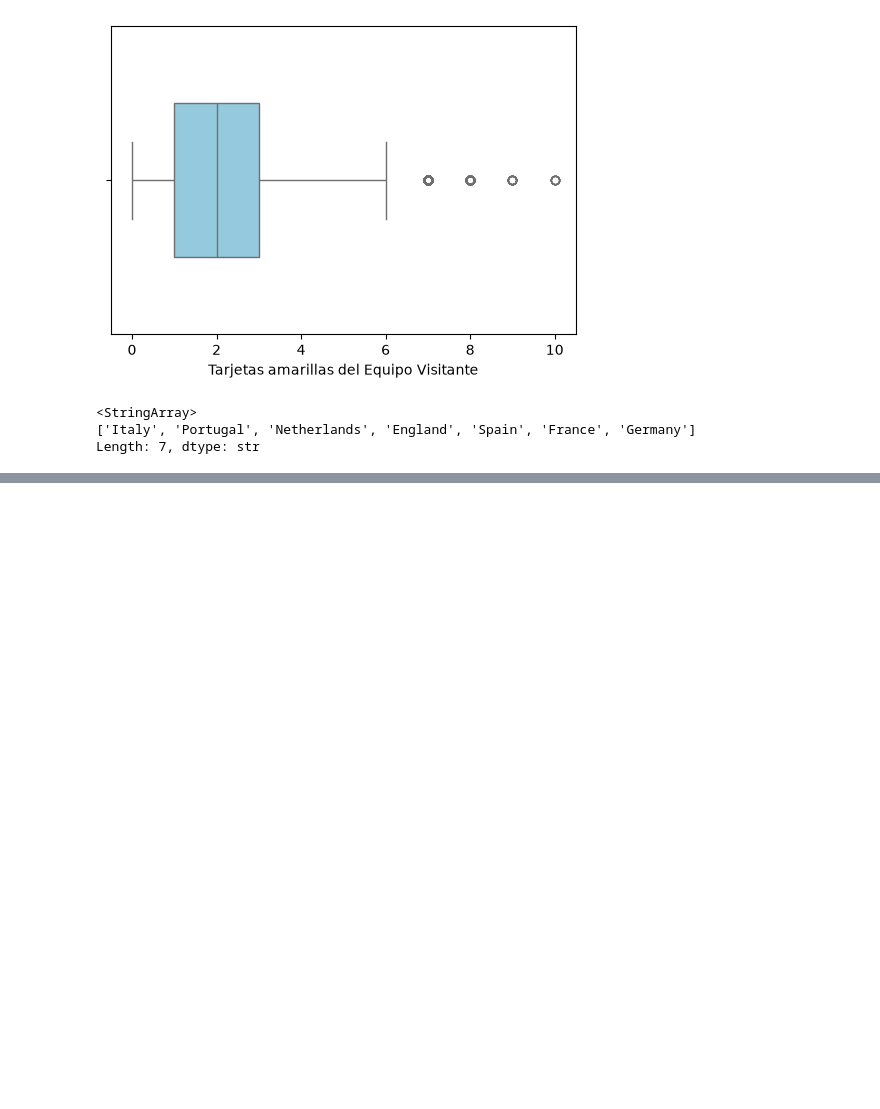
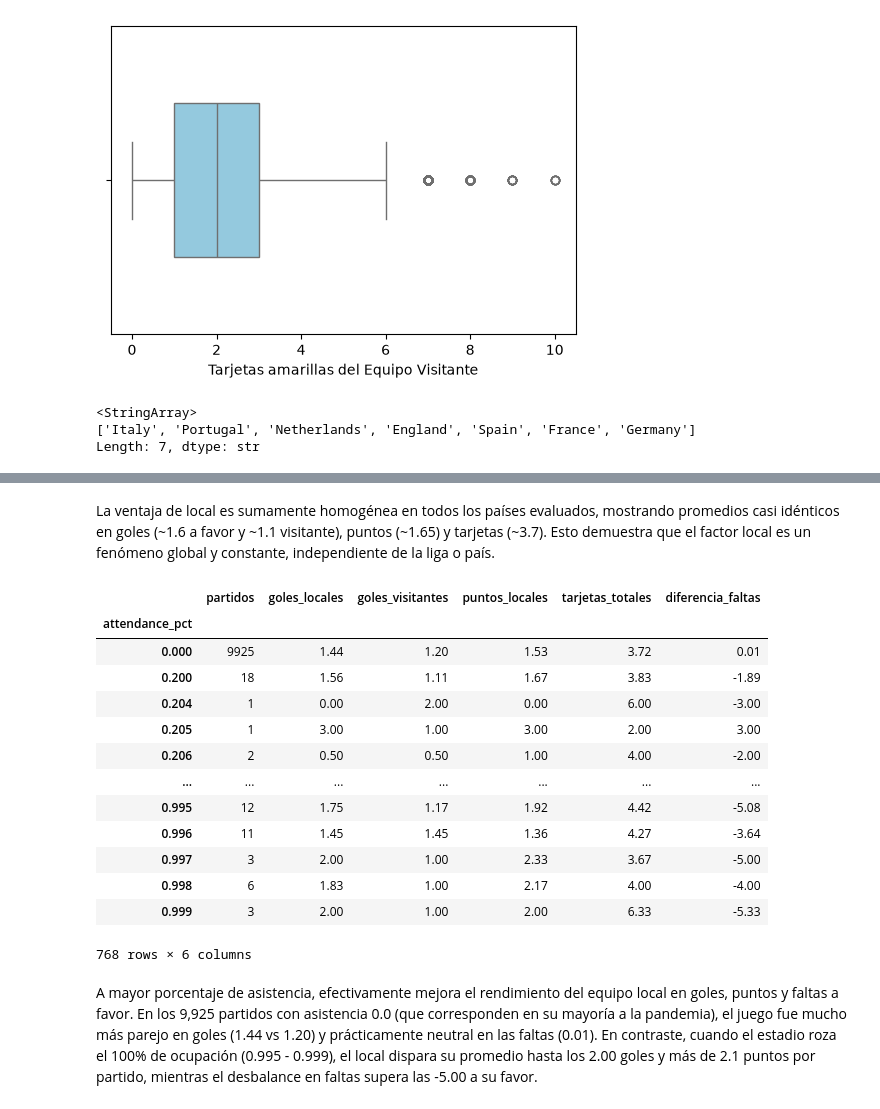
Before and after one commit to JuanjCruzL/La_ventaja_de_ser_local_en_el_futbol, a Jupyter notebook: cuadernos/exploracion_Juan_Jose_Cruz.ipynb, the cells around one changed output, grey strips where cells are left out. Drawn from its saved outputs; the diff is of its cells as text; code cells hidden in the pictures; blank space fills up the shorter version.

Commit message:
Item 7 y Correción Markdown puntos anteriores

```diff
--- a/cuadernos/exploracion_Juan_Jose_Cruz.ipynb
+++ b/cuadernos/exploracion_Juan_Jose_Cruz.ipynb
@@ -165,0 +231,31 @@ df["total_cards"] = (
+# %% [markdown]
+La ventaja de local es sumamente homogénea en todos los países evaluados, mostrando promedios casi idénticos en goles (~1.6 a favor y ~1.1 visitante), puntos (~1.65) y tarjetas (~3.7). Esto demuestra que el factor local es un fenómeno global y constante, independiente de la liga o país.
+# %%
+attendance_pct = df.groupby("attendance_pct").agg(
+    partidos=("match_id", "count"),
+    goles_locales=("goals_home", "mean"),
+    goles_visitantes=("goals_away", "mean"),
+    puntos_locales=("home_points", "mean"),
+    tarjetas_totales=("total_cards","mean"),
+    diferencia_faltas=("fouls_diff","mean"),
+
+)
+
+attendance_pct.round(2)
+# %% [output]
+|  | partidos | goles_locales | goles_visitantes | puntos_locales | tarjetas_totales | diferencia_faltas |
+| attendance_pct |  |  |  |  |  |  |
+| 0.000 | 9925 | 1.44 | 1.20 | 1.53 | 3.72 | 0.01 |
+| 0.200 | 18 | 1.56 | 1.11 | 1.67 | 3.83 | -1.89 |
+| 0.204 | 1 | 0.00 | 2.00 | 0.00 | 6.00 | -3.00 |
+| 0.205 | 1 | 3.00 | 1.00 | 3.00 | 2.00 | 3.00 |
+| 0.206 | 2 | 0.50 | 0.50 | 1.00 | 4.00 | -2.00 |
+| ... | ... | ... | ... | ... | ... | ... |
+| 0.995 | 12 | 1.75 | 1.17 | 1.92 | 4.42 | -5.08 |
+| 0.996 | 11 | 1.45 | 1.45 | 1.36 | 4.27 | -3.64 |
+| 0.997 | 3 | 2.00 | 1.00 | 2.33 | 3.67 | -5.00 |
+| 0.998 | 6 | 1.83 | 1.00 | 2.17 | 4.00 | -4.00 |
+| 0.999 | 3 | 2.00 | 1.00 | 2.00 | 6.33 | -5.33 |
+768 rows × 6 columns
+# %% [markdown]
+A mayor porcentaje de asistencia, efectivamente mejora el rendimiento del equipo local en goles, puntos y faltas a favor. En los 9,925 partidos con asistencia 0.0 (que corresponden en su mayoría a la pandemia), el juego fue mucho más parejo en goles (1.44 vs 1.20) y prácticamente neutral en las faltas (0.01). En contraste, cuando el estadio roza el 100% de ocupación (0.995 - 0.999), el local dispara su promedio hasta los 2.00 goles y más de 2.1 puntos por partido, mientras el desbalance en faltas supera las -5.00 a su favor.
```
Also changed, not shown: parts of 7 cells of this notebook, 1 other file.
